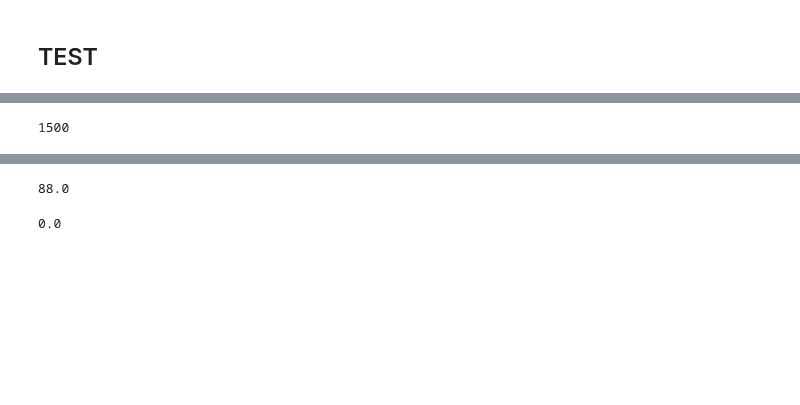
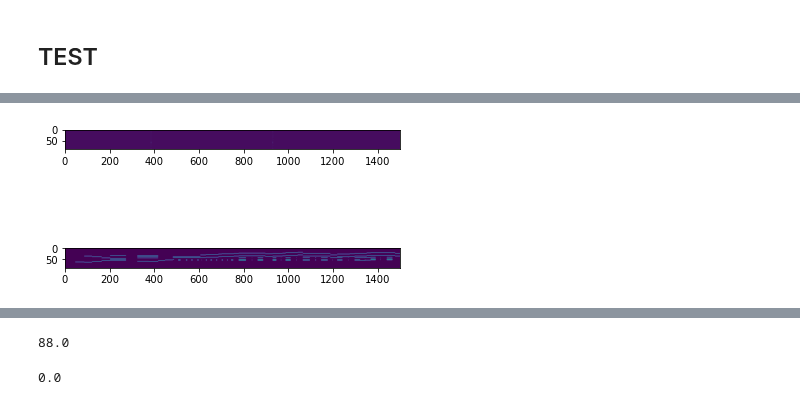
Before and after one commit to neennera/AI_single-music-note-classification, a Jupyter notebook: model_convo.ipynb, the cells around one changed output, grey strips where cells are left out. Cells and saved outputs as stored; diff of their text form; code cells hidden in the pictures; blank space fills up the shorter version.

```diff
--- a/model_convo.ipynb
+++ b/model_convo.ipynb
@@ -353,14 +355,12 @@ check.mean()
-# %%
-len(tx)
-# %% [output]
-1500
 # %%
 fig,ax = plt.subplots(2,1)
-k = torch.transpose(xy, 0,1)
+k = torch.transpose(xy, 0,1).detach().numpy()
 ax[0].imshow(k)
-ky = torch.transpose(ty, 1, 2)
+ky = torch.transpose(y[0], 0,1).detach().numpy()
 ax[1].imshow(ky)
 plt.show()
+# %% [output]
+[figure, added]
 # %%
 id=0
 x=np.arange(0,len(tx[id]))
```
Also changed, not shown: parts of 10 cells of this notebook, 5 other files.
